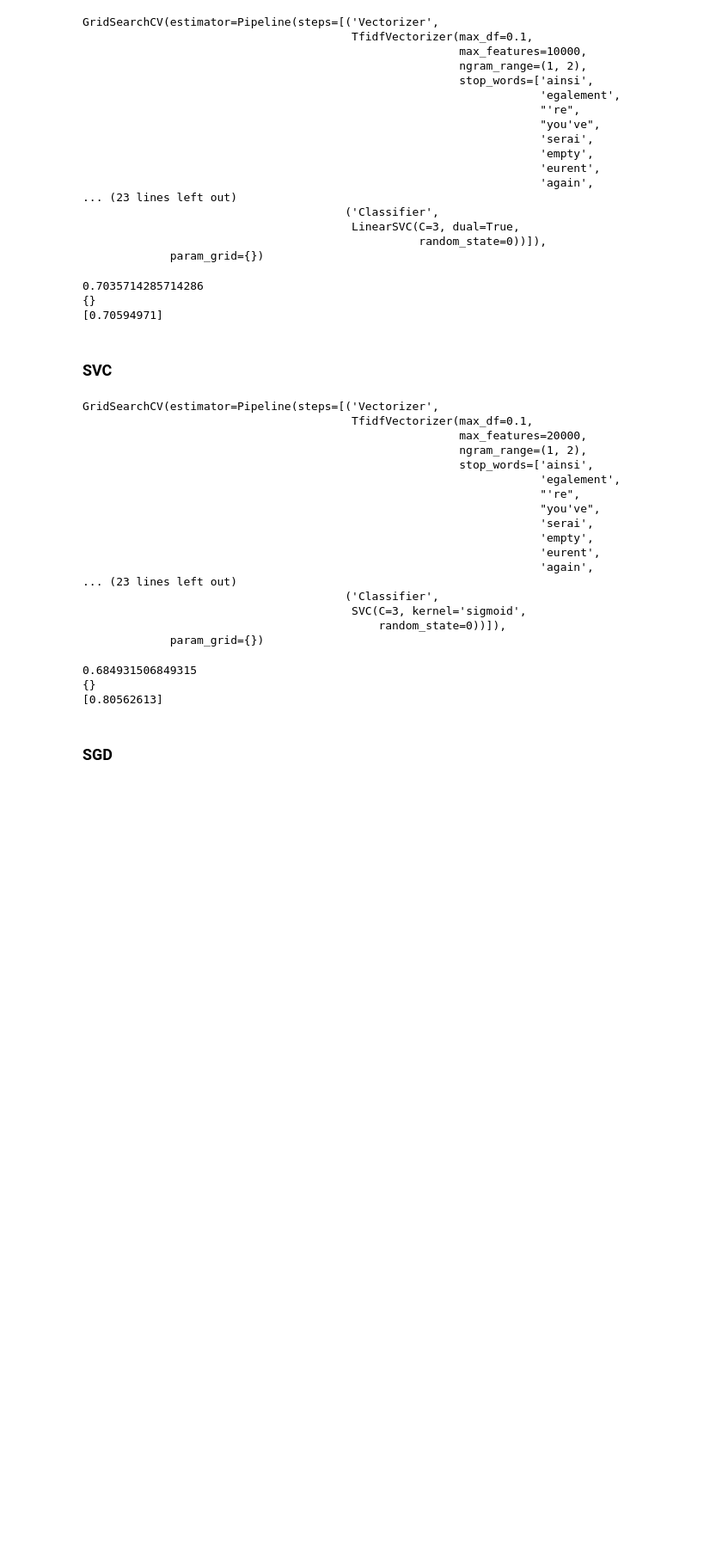
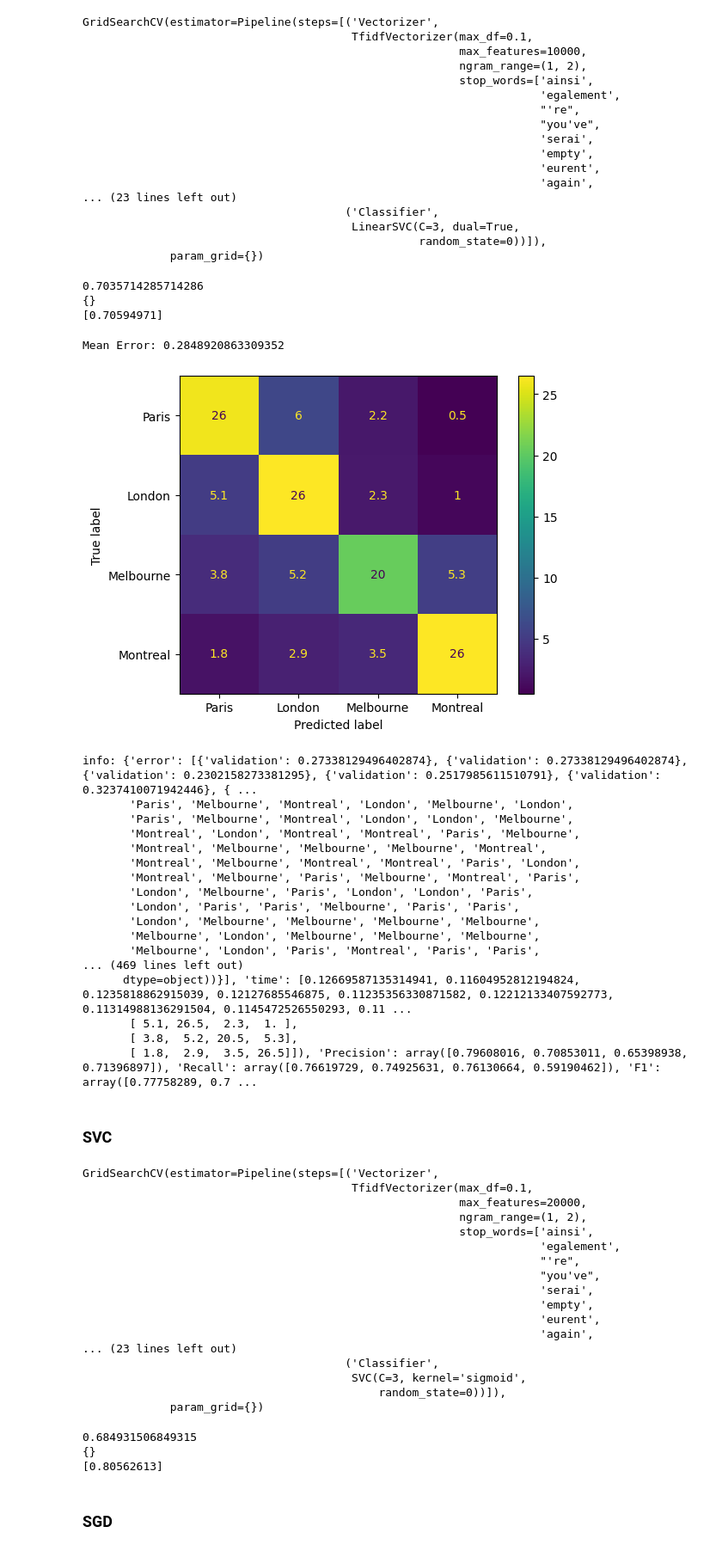
Before and after one commit to Kuzcop/551_Text_Classification_Reddit, a Jupyter notebook: NB.ipynb, the cells around one changed output. Shown at 86% size. Cells and saved outputs as stored; diff of their text form; code cells hidden in the pictures; blank space fills up the shorter version.

Commit message:
Data Extraction for LR, NB, Lin SVM

```diff
--- a/NB.ipynb
+++ b/NB.ipynb
@@ -121,7 +109,7 @@ def preprocess(sentences, regex_pattern = r"(?u)\b[a-z][a-z]+\b", stop_words = N
 
   for iter, sentence in enumerate(sentences):
 
-      words = list(set(re.findall(pattern, sentence)))
+      words = list(re.findall(pattern, sentence))
       if stop_words:
         words = remove_stop_words(words, stop_words)
 
@@ -252,7 +240,7 @@ Accuracy: 0.6666666666666666
 # %% [markdown]
 K fold for SVM:
 # %%
-def k_fold_validation(x_train_data, y_train_data, K = 10, max_features = 3000, degree = 3, kernel = 'linear', sublinear_tf = False, tol = 1e-3):
+def k_fold_validation(x_train_data, y_train_data, K = 10, max_features = 3000, degree = 3, kernel = 'linear', sublinear_tf = False, tol = 1e-3, ngram_range = (1,2)):
   assert type(x_train_data) == np.ndarray and type(y_train_data) == np.ndarray
 
   len_of_data  = len(x_train_data) - len(x_train_data) % K
@@ -267,14 +255,16 @@ def k_fold_validation(x_train_data, y_train_data, K = 10, max_features = 3000, d
   pred     = []
   timings  = []
   cm = np.zeros((len(labels), len(labels)))
-  cm_s = []
+  precision = np.zeros(len(labels))
+  recall = np.zeros(len(labels))
+  f1 = np.zeros(len(labels))
   # no_preds = []
 
   # naive_bayes = NB()
 
   for i in range(K):
 
-    support_vector = SVM(degree=degree, kernel=kernel, max_features=max_features, sublinear_tf=sublinear_tf, tol=tol)
+    support_vector = SVM(degree=degree, kernel=kernel, max_features=max_features, sublinear_tf=sublinear_tf, tol=tol, ngram_range=ngram_range)
 
     if i != K-1:
       validation_fold_x = data_x[i*size_of_fold:(i+1)*size_of_fold]
@@ -299,6 +289,9 @@ def k_fold_validation(x_train_data, y_train_data, K = 10, max_features = 3000, d
     pred_valid = support_vector.predict(validation_fold_x)
     confusion = confusion_matrix(validation_fold_y, pred_valid)
     cm = np.add(cm, confusion)
+    precision = np.add(precision, precision_score(validation_fold_y, pred_valid, labels=labels, average=None))
+    recall = np.add(recall, recall_score(validation_fold_y, pred_valid, labels=labels, average=None))
+    f1 = np.add(f1, f1_score(validation_fold_y, pred_valid, labels=labels, average=None))
     # no_pred = naive_bayes.no_pred
     # pred_train = naive_bayes.predict(training_folds_x)
 
@@ -313,10 +306,10 @@ def k_fold_validation(x_train_data, y_train_data, K = 10, max_features = 3000, d
 
     error.append(fold_error)
     pred.append(model_pred)
-    cm_s.append(confusion)
+
     # no_preds.append(no_pred)
 
-  info = {'error': error, 'pred': pred, 'time': timings, 'confusion_matrices':cm_s, 'average confusion matrix': cm/K}
+  info = {'error': error, 'pred': pred, 'time': timings, 'average confusion matrix': cm/K, 'Precision': precision/K, 'Recall': recall/K, 'F1': f1/K}
 
   return validation_error/K, info
 # %%
@@ -799,7 +792,7 @@ class NB():
 
     return predictions
 # %%
-def k_fold_validation(x_train_data, y_train_data, K = 10):
+def k_fold_validation_NB(x_train_data, y_train_data, K = 10):
   assert type(x_train_data) == np.ndarray and type(y_train_data) == np.ndarray
 
   len_of_data  = len(x_train_data) - len(x_train_data) % K
@@ -1173,6 +1240,40 @@ print(gs.cv_results_["mean_test_score"])
 0.7035714285714286
 {}
 [0.70594971]
+# %%
+processed_training_data = preprocess(sentences=training_data,stop_words=stop_words, is_lemmatize=True)
+# %%
+labels = ["Paris", "London", "Melbourne", "Montreal"]
+infos=[]
+mean_error, info = k_fold_validation_lin_SVM(processed_training_data, training_labels, max_features = 10000, max_df = 0.1, min_df = 1.0, token_pattern=r"(?u)\b[a-z][a-z]+\b", stop_words=stop_words)
+infos.append(info)
+print('Mean Error: {}'.format(mean_error))
+disp = ConfusionMatrixDisplay(confusion_matrix=info['average confusion matrix'], display_labels=labels)
+disp.plot()
+plt.show()
+# df2 = pd.DataFrame.from_dict(infos)
+# df2.to_csv('Linear SVC Results.csv')
+print('info: {}'.format(info))
+# %% [output]
+Mean Error: 0.2848920863309352
+[figure, added]
+info: {'error': [{'validation': 0.27338129496402874}, {'validation': 0.27338129496402874}, {'validation': 0.2302158273381295}, {'validation': 0.2517985611510791}, {'validation': 0.3237410071942446}, { ...
+       'Paris', 'Melbourne', 'Montreal', 'London', 'Melbourne', 'London',
+       'Paris', 'Melbourne', 'Montreal', 'London', 'London', 'Melbourne',
+       'Montreal', 'London', 'Montreal', 'Montreal', 'Paris', 'Melbourne',
+       'Montreal', 'Melbourne', 'Melbourne', 'Melbourne', 'Montreal',
+       'Montreal', 'Melbourne', 'Montreal', 'Montreal', 'Paris', 'London',
+       'Montreal', 'Melbourne', 'Paris', 'Melbourne', 'Montreal', 'Paris',
+       'London', 'Melbourne', 'Paris', 'London', 'London', 'Paris',
+       'London', 'Paris', 'Paris', 'Melbourne', 'Paris', 'Paris',
+       'London', 'Melbourne', 'Melbourne', 'Melbourne', 'Melbourne',
+       'Melbourne', 'London', 'Melbourne', 'Melbourne', 'Melbourne',
+       'Melbourne', 'London', 'Paris', 'Montreal', 'Paris', 'Paris',
+... (469 lines left out)
+      dtype=object))}], 'time': [0.12669587135314941, 0.11604952812194824, 0.1235818862915039, 0.12127685546875, 0.11235356330871582, 0.12212133407592773, 0.11314988136291504, 0.1145472526550293, 0.11 ...
+       [ 5.1, 26.5,  2.3,  1. ],
+       [ 3.8,  5.2, 20.5,  5.3],
+       [ 1.8,  2.9,  3.5, 26.5]]), 'Precision': array([0.79608016, 0.70853011, 0.65398938, 0.71396897]), 'Recall': array([0.76619729, 0.74925631, 0.76130664, 0.59190462]), 'F1': array([0.77758289, 0.7 ...
 # %% [markdown]
 ### SVC
 # %%
```
Also changed, not shown: parts of 5 cells of this notebook, 1 other file.
